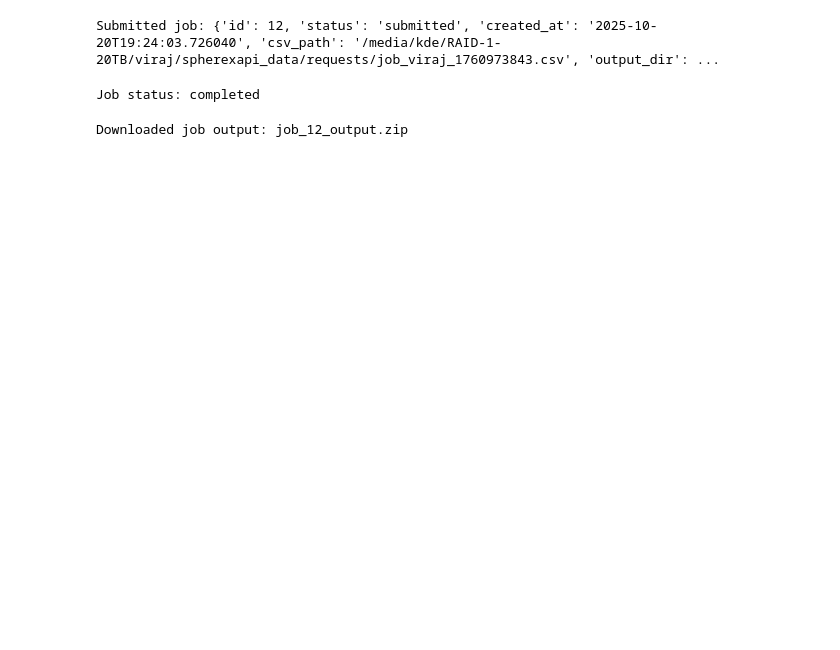
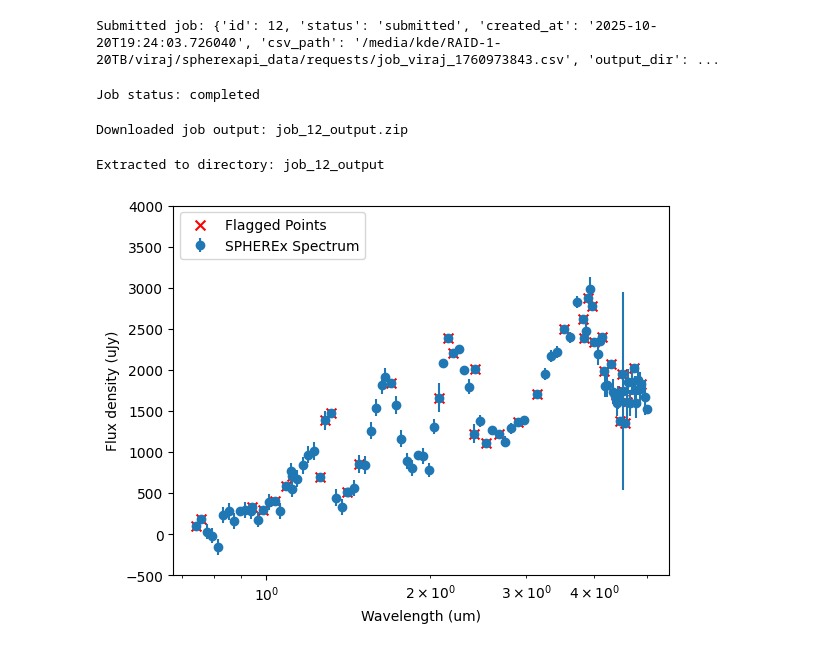
Before and after one commit to virajkaram/spherex, a Jupyter notebook: spherex/notebooks/api_query.ipynb, the cells around one changed output. Drawn from its saved outputs; the diff is of its cells as text; code cells hidden in the pictures; blank space fills up the shorter version.

Commit message:
add plotting

```diff
--- a/spherex/notebooks/api_query.ipynb
+++ b/spherex/notebooks/api_query.ipynb
@@ -41,3 +41,38 @@ else:
     print("Retrieve failed:", r.text)
 # %% [output]
 Downloaded job output: job_12_output.zip
+# %%
+# Unzip the directory
+import zipfile
+import os
+with zipfile.ZipFile(f"job_{job_id}_output.zip", 'r') as zip_ref:
+    output_dir = f"job_{job_id}_output"
+    os.makedirs(output_dir, exist_ok=True)
+    zip_ref.extractall(output_dir)
+    print(f"Extracted to directory: {output_dir}")
+# %% [output]
+Extracted to directory: job_12_output
+# %%
+# Read and plot the spectrum
+import pandas as pd
+import matplotlib.pyplot as plt
+%matplotlib inline
+
+spectrum_file = os.path.join(output_dir, "spectrum_WNTR24okvms_ra11.29870_dec41.41996.csv")
+spectrum_df = pd.read_csv(spectrum_file)
+# %%
+plt.figure()
+
+plt.errorbar(spectrum_df['wavelength_um'], spectrum_df['flux_bkgsub_jy']*1e6,
+             yerr=spectrum_df['flux_bkgsub_err_jy']*1e6, fmt='o', label='SPHEREx Spectrum')
+
+flagged = spectrum_df[spectrum_df['flagged'] == True]
+plt.scatter(flagged['wavelength_um'], flagged['flux_bkgsub_jy']*1e6, color='red', marker='x', s=50, label='Flagged Points')
+
+plt.legend()
+plt.xlabel('Wavelength (um)')
+plt.ylabel('Flux density (uJy)')
+plt.ylim(-500, 4000)
+plt.xscale('log')
+# %% [output]
+[figure, added]
```
